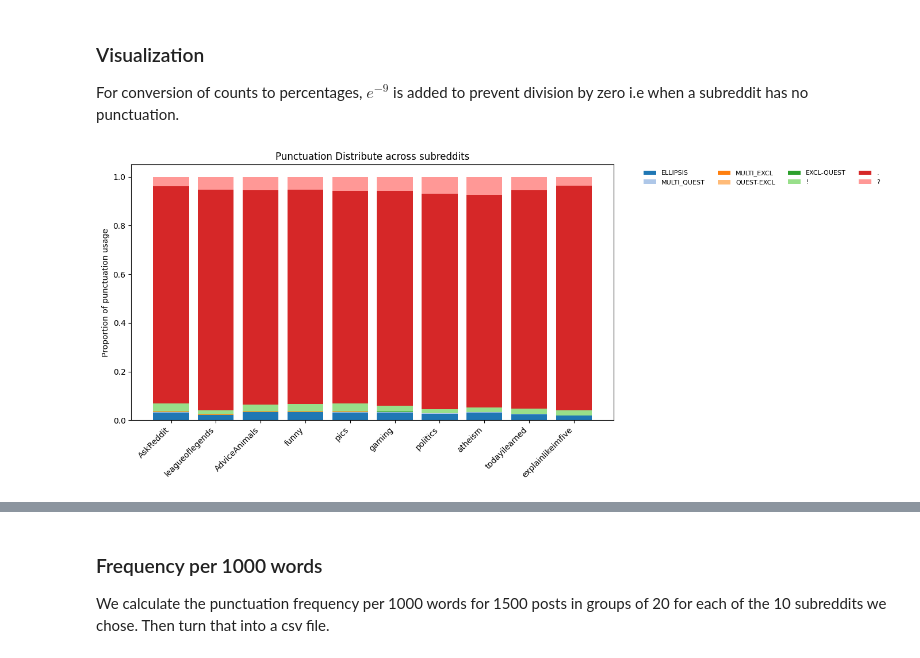
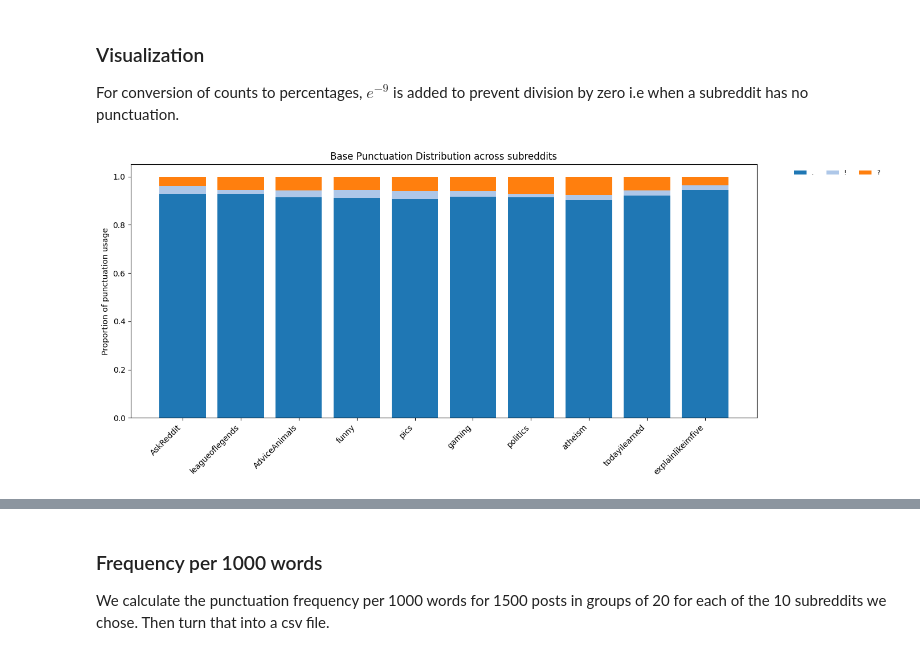
Before and after one commit to deanne-julia-luis/docana-project-Expressive-Punctuation-Patterns, a Jupyter notebook: code/ExpPunct.ipynb, the cells around one changed output, grey strips where cells are left out. Drawn from its saved outputs; the diff is of its cells as text; code cells hidden in the pictures.

```diff
--- a/code/ExpPunct.ipynb
+++ b/code/ExpPunct.ipynb
@@ -132,20 +140,14 @@ $$=\frac{Total\ no.\ of\ words}{Total\ no.\ of\ sentences}$$
 def get_avg_sentence_length(subreddit):
     total_words = 0
     total_sentences = 0
-    count = 0
-    for row in dfilt:
-        if row['subreddit'] != subreddit:
-            continue
-        text = str(row['content'])
+
+    for text in get_posts(subreddit, MAX_POSTS):
         sentences = get_sentences(text)
         for sent in sentences:
             sent_tokens = get_tokens(sent)
             words = [t for t in sent_tokens if t not in string.punctuation]
             total_words += len(words)
             total_sentences += 1
-        count += 1
-        if count >= max_posts:
-            break
     return (total_words / total_sentences) if total_sentences > 0 else 0.0
 # %% [markdown]
 ### Average words between punctuation
@@ -154,23 +156,17 @@ $$=\frac{Total\ words\ between\ punctuation\ marks}{Total\ no.\ of\ intervals}$$
 def get_avg_words_between_punct(subreddit):
     total_intervals = 0
     total_words = 0
-    count = 0
-    for row in dfilt:
-        if row['subreddit'] != subreddit:
-            continue
-        text = str(row['content'])
+
+    for text in get_posts(subreddit, MAX_POSTS):
         tokens = get_tokens(text)
         words_since_punct = 0
         for token in tokens:
-            if token in BASE_PUNCT or any(re.fullmatch(p, token) for p in EXPRESSIVE_PATTERNS.values()):
+            if token in BASE_PUNCT:
                 total_intervals += 1
                 total_words += words_since_punct
                 words_since_punct = 0
             else:
                 words_since_punct += 1
-        count += 1
-        if count >= max_posts:
-            break
     return (total_words / total_intervals) if total_intervals > 0 else 0.0
 # %% [markdown]
 ### Printing & Saving Results
@@ -214,57 +210,46 @@ avg_words_between_punct: 20.718296998059582
 ### Visualization
 For conversion of counts to percentages, $e^{-9}$ is added to prevent division by zero i.e when a subreddit has no punctuation.
 # %%
-features = list(EXPRESSIVE_PATTERNS.keys()) + list(BASE_PUNCT)#use normal punctuations and expressive patterns
 labels = top_10_subs
 matrix = []
 punct_lookup = {r["subreddit"]: r["punctuation_counts"] for r in results}
-
 for sub in labels:
     counts = punct_lookup[sub]
-    matrix.append([counts.get(f, 0) for f in features])
-
+    matrix.append([counts.get(f, 0) for f in features_base])
 matrix = np.array(matrix)
-
 row_sums = matrix.sum(axis=1, keepdims=True)
 #converts counts to percentages
 norm_matrix = matrix / (row_sums + 1e-9)
-
 #Includes contrasting colours
 colors = (
     list(plt.cm.tab20.colors) +
     list(plt.cm.tab20b.colors) +
     list(plt.cm.tab20c.colors)
 )
-
 #according to the number of features
-colors = colors[:len(features)]
-
+colors = colors[:len(features_base)]
 plt.figure(figsize=(14,6))
-
 bottom = np.zeros(len(labels))
-
-for i, feat in enumerate(features):
+for i, feat in enumerate(features_base):
     plt.bar(
         labels,
         norm_matrix[:, i],
         bottom=bottom,
         color=colors[i],
         label=feat
     )
     bottom += norm_matrix[:, i]
-
 plt.xticks(rotation=45, ha='right')
 plt.ylabel("Proportion of punctuation usage")
-plt.title("Punctuation Distribute across subreddits")
-
+plt.title("Base Punctuation Distribution across subreddits")
 plt.legend(
     ncol=4,
     fontsize=8,
     bbox_to_anchor=(1.05, 1),
     frameon=False
 )
-plt.savefig("../figures/EDA_Punctuation_Distribution.png")
+plt.savefig("../figures/EDA_BasePunct_Distribution.png", bbox_inches="tight")
 plt.tight_layout()
 plt.show()
 # %% [output]
-[figure, old version]
+[figure, new version]
```
Also changed, not shown: parts of 33 cells of this notebook, 16 other files.
